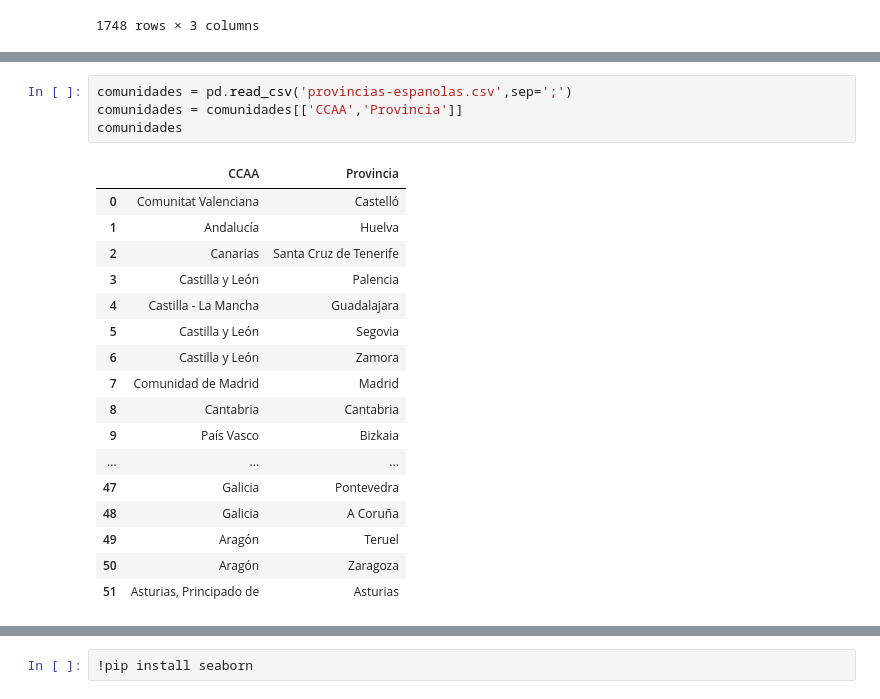
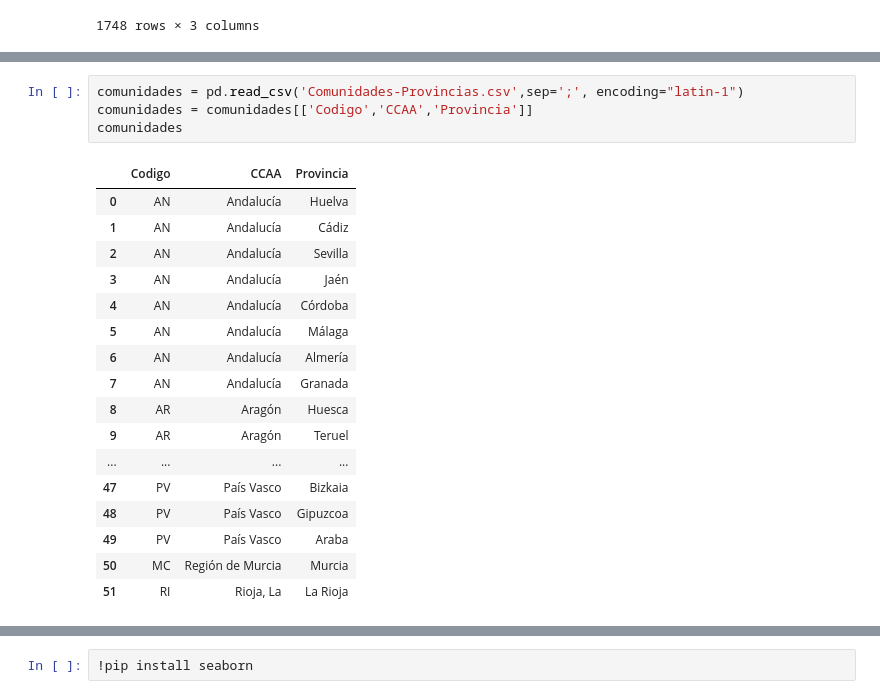
Before and after one commit to huezodaniel/TFM, a Jupyter notebook: ModeloCovid.ipynb, the cells around one changed output, grey strips where cells are left out. Saved outputs shown, nothing was run; the diff lists cells and outputs as text.

```diff
--- a/ModeloCovid.ipynb
+++ b/ModeloCovid.ipynb
@@ -49,22 +70,22 @@ estaciones
 # %%
-comunidades = pd.read_csv('provincias-espanolas.csv',sep=';')
-comunidades = comunidades[['CCAA','Provincia']]
+comunidades = pd.read_csv('Comunidades-Provincias.csv',sep=';', encoding="latin-1")
+comunidades = comunidades[['Codigo','CCAA','Provincia']]
 comunidades
 # %% [output]
-|  | CCAA | Provincia |
-| 0 | Comunitat Valenciana | Castelló |
-| 1 | Andalucía | Huelva |
-| 2 | Canarias | Santa Cruz de Tenerife |
-| 3 | Castilla y León | Palencia |
-| 4 | Castilla - La Mancha | Guadalajara |
-| 5 | Castilla y León | Segovia |
-| 6 | Castilla y León | Zamora |
-| 7 | Comunidad de Madrid | Madrid |
-| 8 | Cantabria | Cantabria |
-| 9 | País Vasco | Bizkaia |
-| ... | ... | ... |
-| 47 | Galicia | Pontevedra |
-| 48 | Galicia | A Coruña |
-| 49 | Aragón | Teruel |
-| 50 | Aragón | Zaragoza |
-| 51 | Asturias, Principado de | Asturias |
+|  | Codigo | CCAA | Provincia |
+| 0 | AN | Andalucía | Huelva |
+| 1 | AN | Andalucía | Cádiz |
+| 2 | AN | Andalucía | Sevilla |
+| 3 | AN | Andalucía | Jaén |
+| 4 | AN | Andalucía | Córdoba |
+| 5 | AN | Andalucía | Málaga |
+| 6 | AN | Andalucía | Almería |
+| 7 | AN | Andalucía | Granada |
+| 8 | AR | Aragón | Huesca |
+| 9 | AR | Aragón | Teruel |
+| ... | ... | ... | ... |
+| 47 | PV | País Vasco | Bizkaia |
+| 48 | PV | País Vasco | Gipuzcoa |
+| 49 | PV | País Vasco | Araba |
+| 50 | MC | Región de Murcia | Murcia |
+| 51 | RI | Rioja, La | La Rioja |
```
Also changed, not shown: parts of 4 cells of this notebook.
